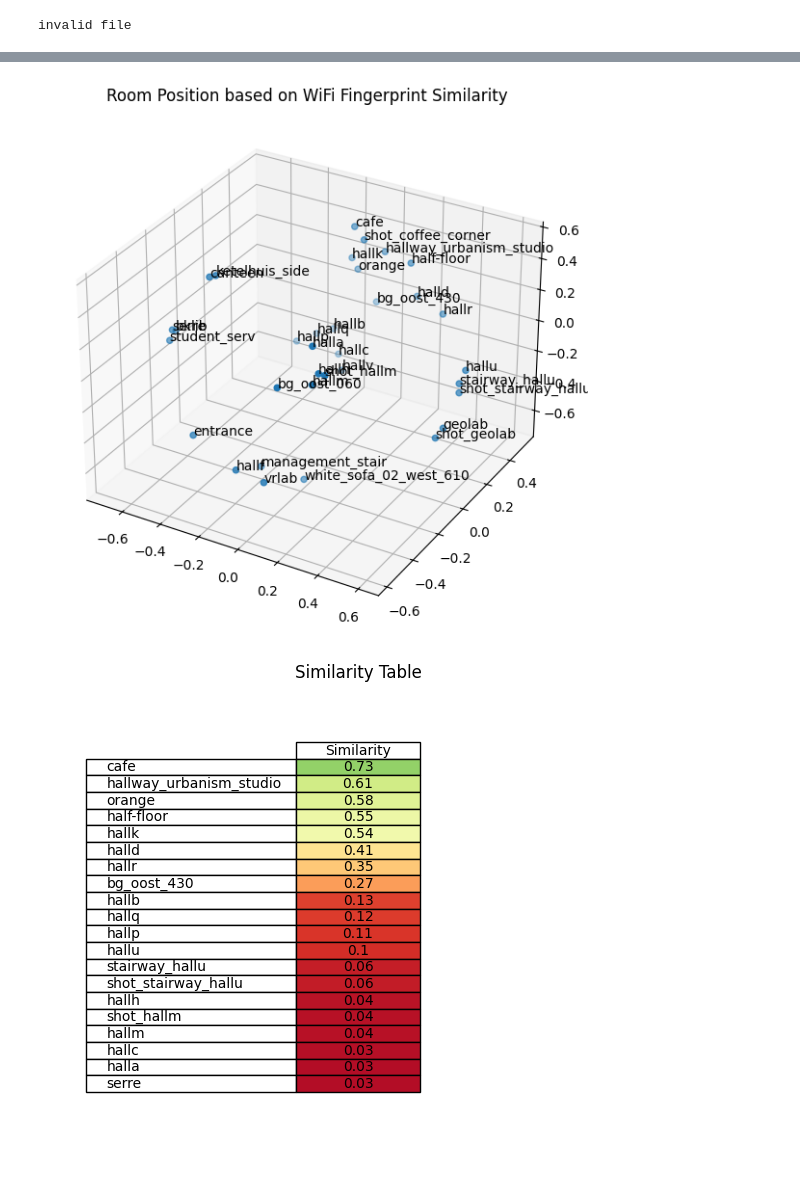
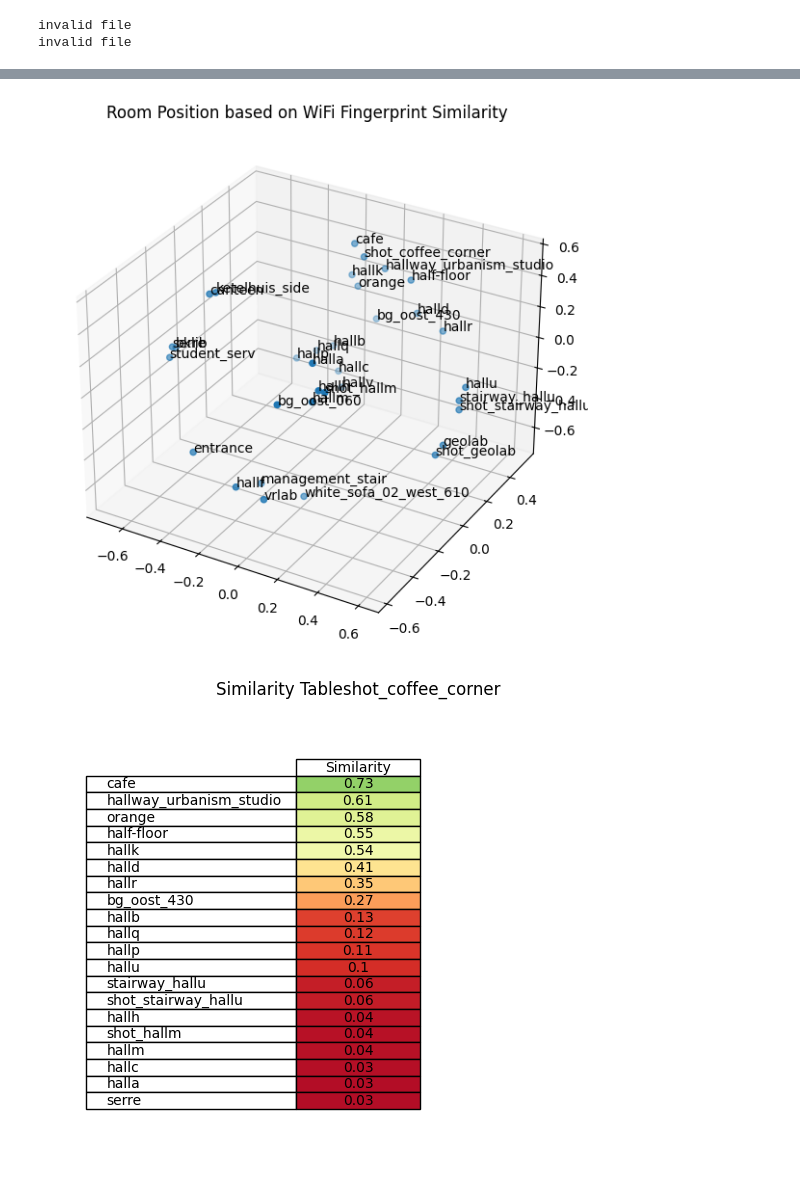
Before and after one commit to HideBa/2qt-positioning_location, a Jupyter notebook: 2nd_ass/similality.ipynb, the cells around one changed output, grey strips where cells are left out. Drawn from its saved outputs; the diff is of its cells as text; code cells hidden in the pictures.

Commit message:
update plot title

```diff
--- a/2nd_ass/similality.ipynb
+++ b/2nd_ass/similality.ipynb
@@ -1,21 +1,22 @@
 # %%
 from similarity import read_access_point, calc_statistics_each_macaddress, calculate_cosine_similarity, plot_similarity_heatmap, plot_3d_room_positions, sort_by_similarity, plot_similarity_table
 
 data_dir = './data/'
 snapshot_rooms = ["shot_coffee_corner", "shot_geolab", "shot_hallm", "shot_stairway_hallu"]
 data_dict = read_access_point(data_dir)
 signal_strength_stat = calc_statistics_each_macaddress(data_dict)
 similarity_df = calculate_cosine_similarity(signal_strength_stat)
 fig_sim = plot_similarity_heatmap(similarity_df)
 fig_3d = plot_3d_room_positions(similarity_df)
 fig_sim.show()
 fig_3d.show()
 for room_name in snapshot_rooms:
     sorted_similarity = sort_by_similarity(similarity_df[room_name])
-    fig_table = plot_similarity_table(sorted_similarity)
+    fig_table = plot_similarity_table(sorted_similarity, room_name)
     fig_table.show()
 # %% [output]
 invalid file
+invalid file
 [figure]
 [figure]
-[figure, old version]
+[figure, new version]
```
Also changed, not shown: parts of 1 cell of this notebook, 1 other file.
